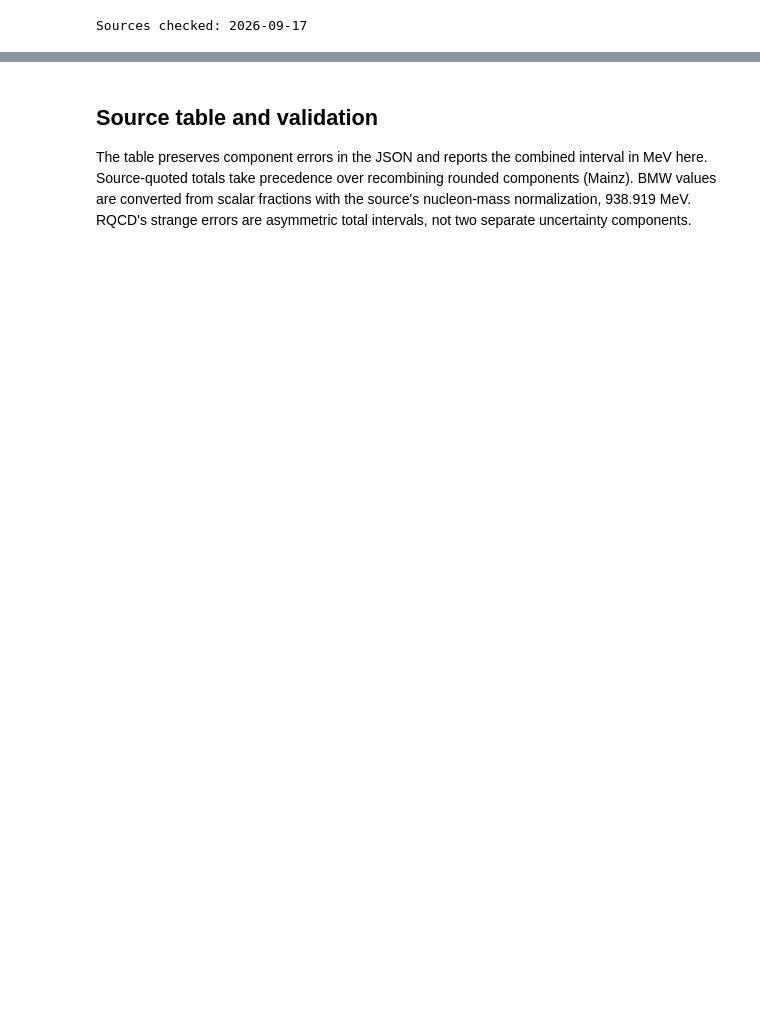
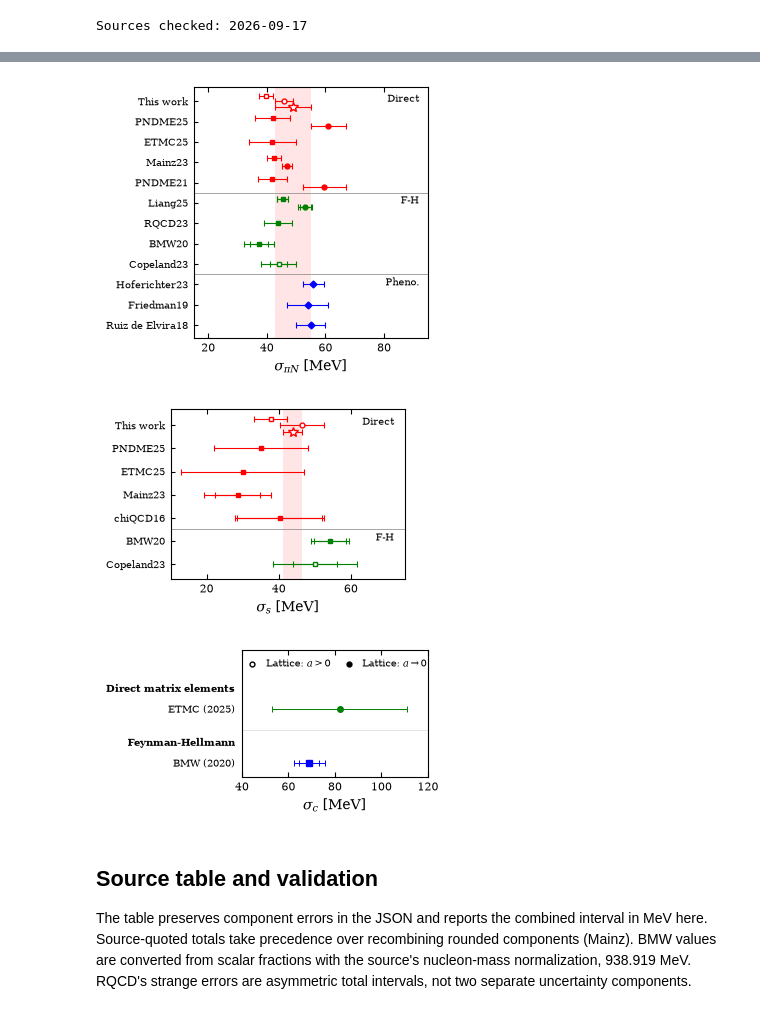
Before and after one commit to lee14916/glwc3, a Jupyter notebook: project2/07_Nsgm/analysis_sigma_literature_codex.ipynb, the cells around one changed output, grey strips where cells are left out. Drawn from its saved outputs; the diff is of its cells as text; code cells hidden in the pictures; blank space fills up the shorter version.

Commit message:
Correct strange case VI and reproduce Appendix A and comparison plots

```diff
--- a/project2/07_Nsgm/analysis_sigma_literature_codex.ipynb
+++ b/project2/07_Nsgm/analysis_sigma_literature_codex.ipynb
@@ -28,11 +28,17 @@ Results are grouped by method: direct matrix elements (circles), Feynman-Hellman
 The explicit selection in the JSON omits superseded results and the very noisy RQCD strange determination. Only ETMC's continuum result is plotted; its B64 value is retained in the source records. The two Kou-Chen photoproduction records are retained but not plotted: their quoted energy-dependent spreads exclude model uncertainties, which are not fully quantified. Historical source records remain available. Copeland takes mass derivatives of chiral fits to published baryon masses without a continuum extrapolation; its total error includes the third, theoretical component from Table I. The two PNDME light rows are alternative analyses of the same data. Liang's chiral reanalysis instead fits Mainz sigma-term data. The continuum marker does not imply a uniform systematic error budget.
 # %%
 for channel in ['piN', 's', 'c']:
-    figure, axis = yc.plot_sigma_literature(studies, channel, literature['plot_groups'][channel])
+    figure, axis = (yc.plot_sigma_compact(studies, literature[f'{channel}_compact_rows'], channel)
+                    if channel in ('piN', 's') else
+                    yc.plot_sigma_literature(studies, channel, literature['plot_groups'][channel]))
     figure.savefig(OUTPUT / f'sigma_{channel}_literature.pdf')
     figure.savefig(OUTPUT / f'sigma_{channel}_literature.png', dpi=200)
     plt.show()
     plt.close(figure)
+# %% [output]
+[figure, added]
+[figure, added]
+[figure, added]
 # %% [markdown]
 ## Source table and validation
 
```
Also changed, not shown: parts of 3 cells of this notebook, 8 other files.
